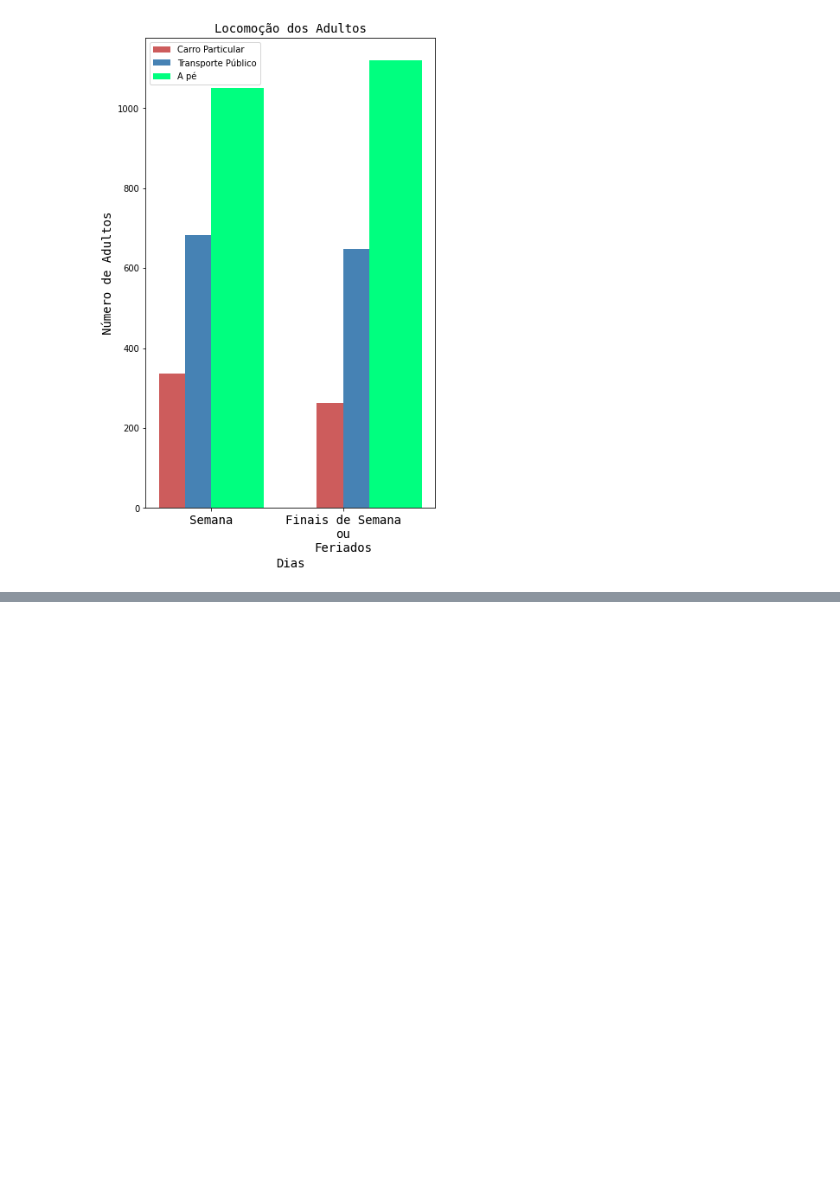
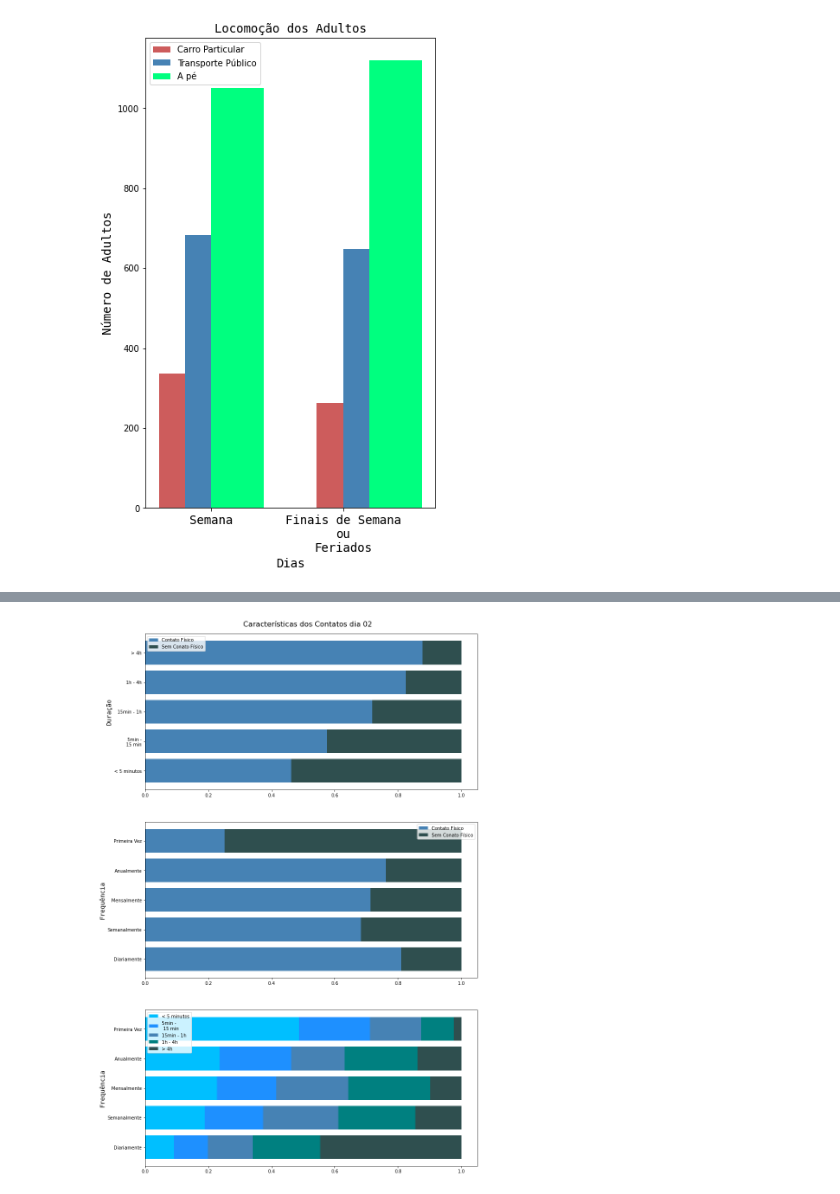
Before and after one commit to intcarlosmiguel/pesquisa_mestrado, a Jupyter notebook: main.ipynb, the cells around one changed output, grey strips where cells are left out. Cells and saved outputs as stored; diff of their text form; code cells hidden in the pictures; blank space fills up the shorter version.

```diff
--- a/main.ipynb
+++ b/main.ipynb
@@ -184,0 +169,7 @@ hist = [[0]*5,[0]*5]
+# %%
+multiple_stacked_bar(
+    contacts02,
+    'Características dos Contatos dia 02'
+)
+# %% [output]
+[figure, added]
```
Also changed, not shown: parts of 6 cells of this notebook, 1 other file.
